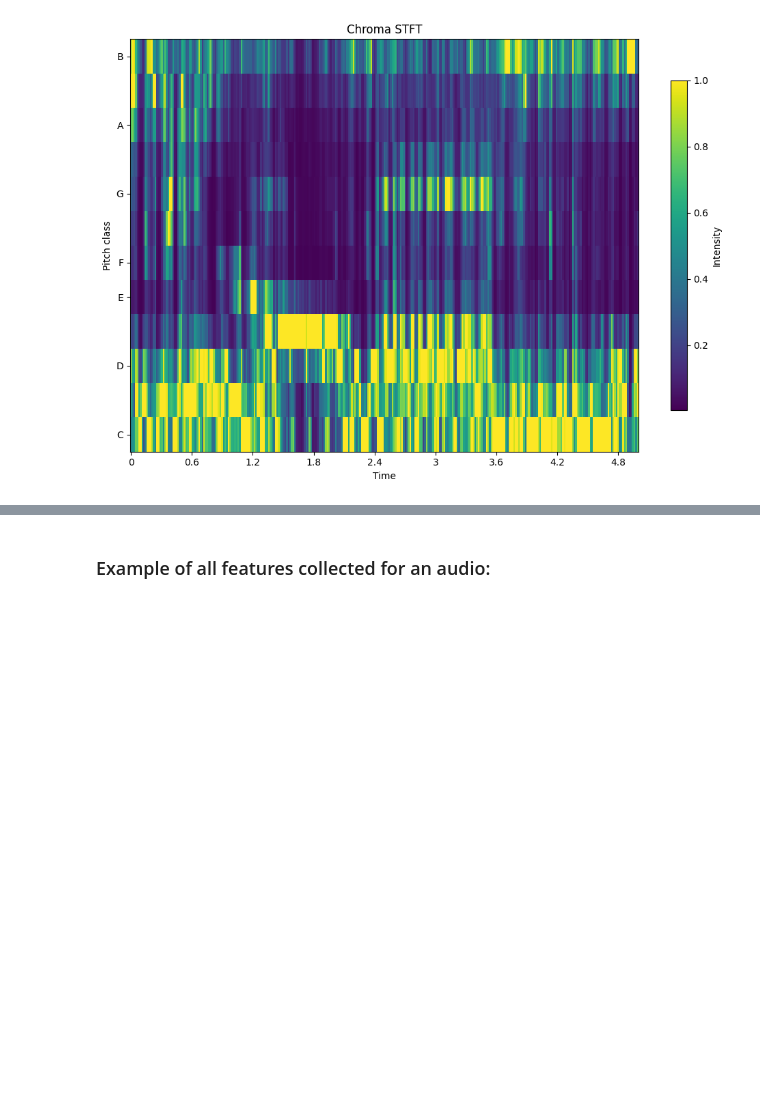
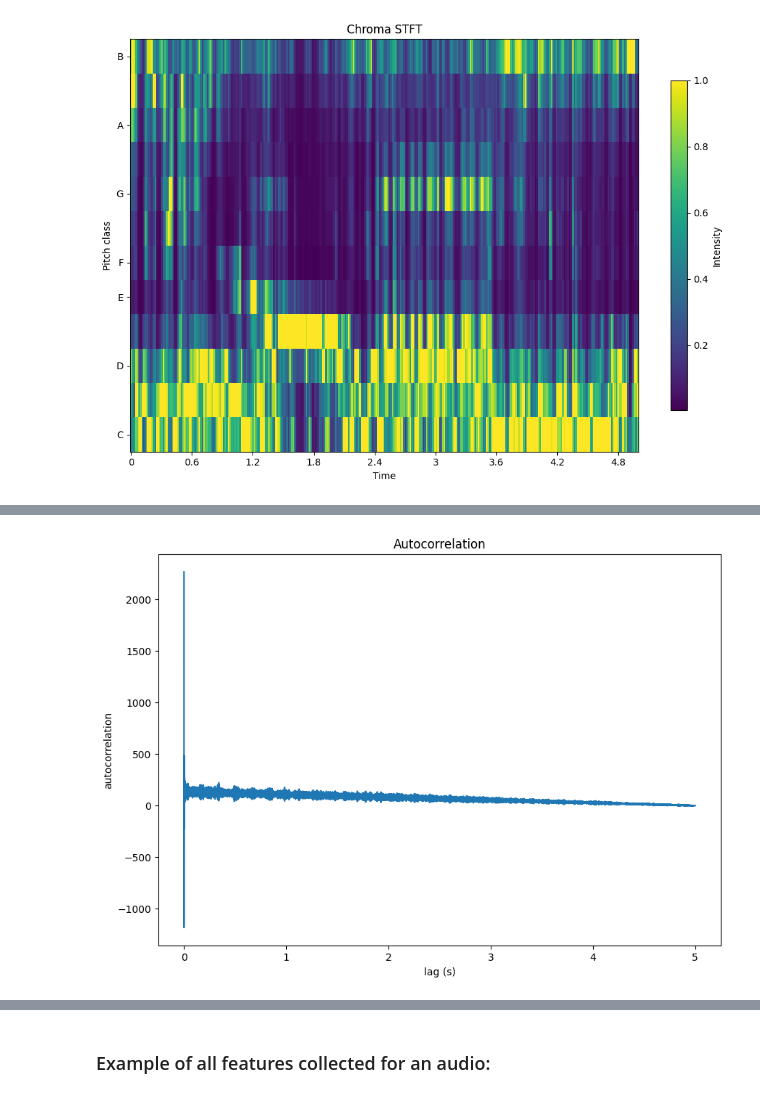
Before and after one commit to vlad-antipin/bioacoustic-species-detection, a Jupyter notebook: notebooks/02-build_features.ipynb, the cells around one changed output, grey strips where cells are left out. Saved outputs shown, nothing was run; the diff lists cells and outputs as text; code cells hidden in the pictures; blank space fills up the shorter version.

```diff
--- a/notebooks/02-build_features.ipynb
+++ b/notebooks/02-build_features.ipynb
@@ -89,0 +219,4 @@ Allegedly (According to ChatGPT) using chroma is not good for our purposes.
+# %%
+plot_autocorrelation(example_audio)
+# %% [output]
+[figure, added]
```
Also changed, not shown: parts of 22 cells of this notebook, 8 other files.
